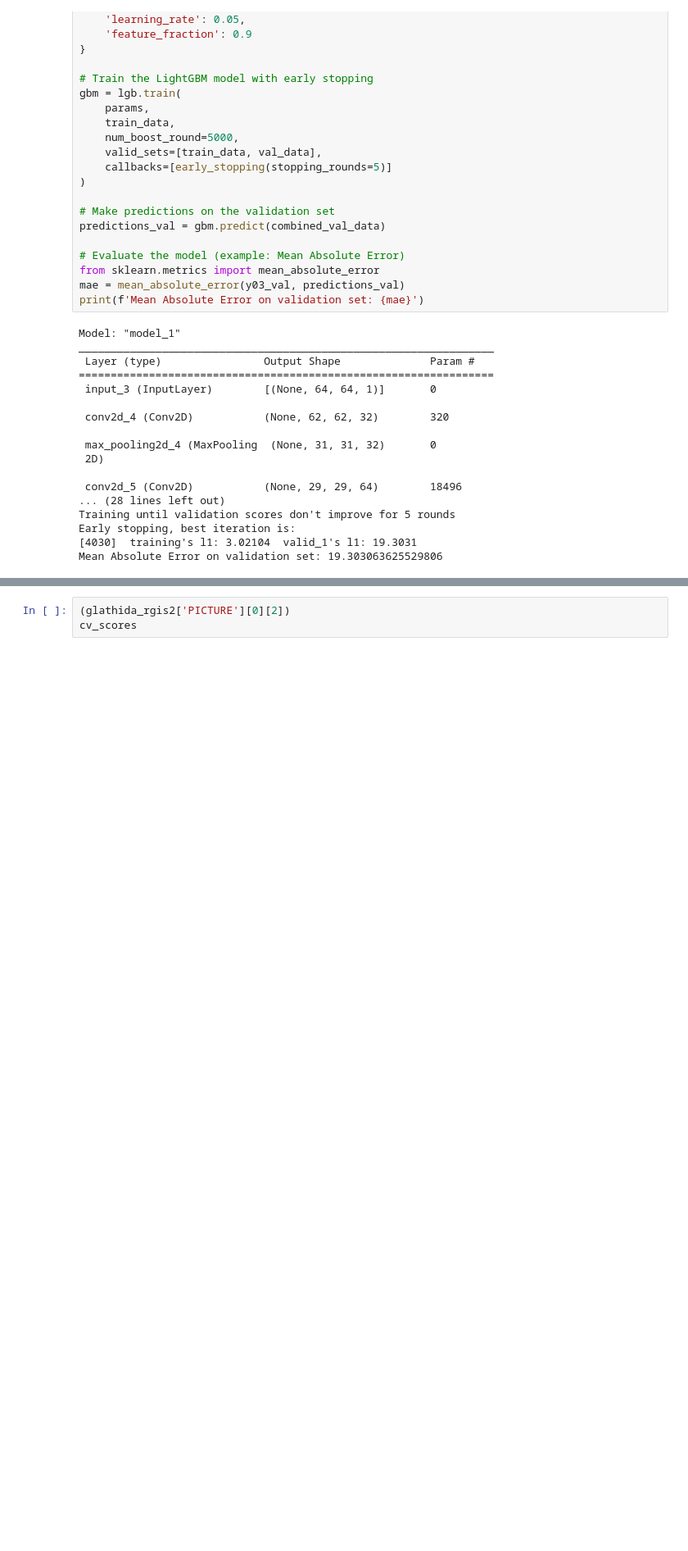
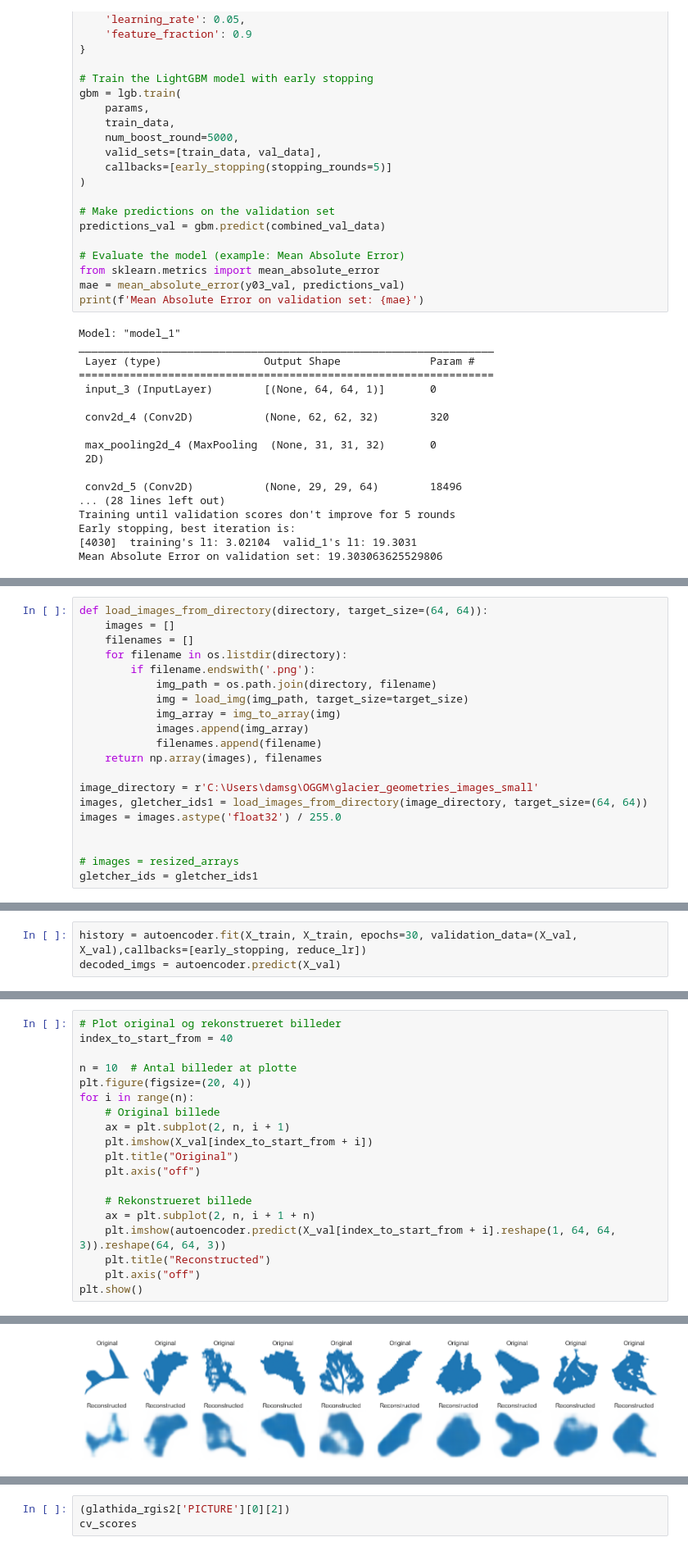
Before and after one commit to simsalabim20/Glacier_FinalProject, a Jupyter notebook: CNN_Classification.ipynb, the cells around one changed output, grey strips where cells are left out. Shown at 82% size. Cells and saved outputs as stored; diff of their text form; blank space fills up the shorter version.

```diff
--- a/CNN_Classification.ipynb
+++ b/CNN_Classification.ipynb
@@ -1215,0 +1215,20 @@ Mean Absolute Error on validation set: 19.303063625529806
+# %%
+def load_images_from_directory(directory, target_size=(64, 64)):
+    images = []
+    filenames = []
+    for filename in os.listdir(directory):
+        if filename.endswith('.png'):
+            img_path = os.path.join(directory, filename)
+            img = load_img(img_path, target_size=target_size)
+            img_array = img_to_array(img)
+            images.append(img_array)
+            filenames.append(filename)
+    return np.array(images), filenames
+
+image_directory = r'C:\Users\damsg\OGGM\glacier_geometries_images_small'
+images, gletcher_ids1 = load_images_from_directory(image_directory, target_size=(64, 64))
+images = images.astype('float32') / 255.0
+
+
+# images = resized_arrays
+gletcher_ids = gletcher_ids1
@@ -1215,0 +1302,3 @@ Mean Absolute Error on validation set: 19.303063625529806
+# %%
+history = autoencoder.fit(X_train, X_train, epochs=30, validation_data=(X_val, X_val),callbacks=[early_stopping, reduce_lr])
+decoded_imgs = autoencoder.predict(X_val)
@@ -1215,0 +1367,20 @@ Mean Absolute Error on validation set: 19.303063625529806
+# %%
+# Plot original og rekonstrueret billeder
+index_to_start_from = 40
+
+n = 10  # Antal billeder at plotte
+plt.figure(figsize=(20, 4))
+for i in range(n):
+    # Original billede
+    ax = plt.subplot(2, n, i + 1)
+    plt.imshow(X_val[index_to_start_from + i])
+    plt.title("Original")
+    plt.axis("off")
+
+    # Rekonstrueret billede
+    ax = plt.subplot(2, n, i + 1 + n)
+    plt.imshow(autoencoder.predict(X_val[index_to_start_from + i].reshape(1, 64, 64, 3)).reshape(64, 64, 3))
+    plt.title("Reconstructed")
+    plt.axis("off")
+plt.show()
+# %% [output]
@@ -1215,0 +1397 @@ Mean Absolute Error on validation set: 19.303063625529806
+[figure, added]
```
Also changed, not shown: parts of 29 cells of this notebook.
